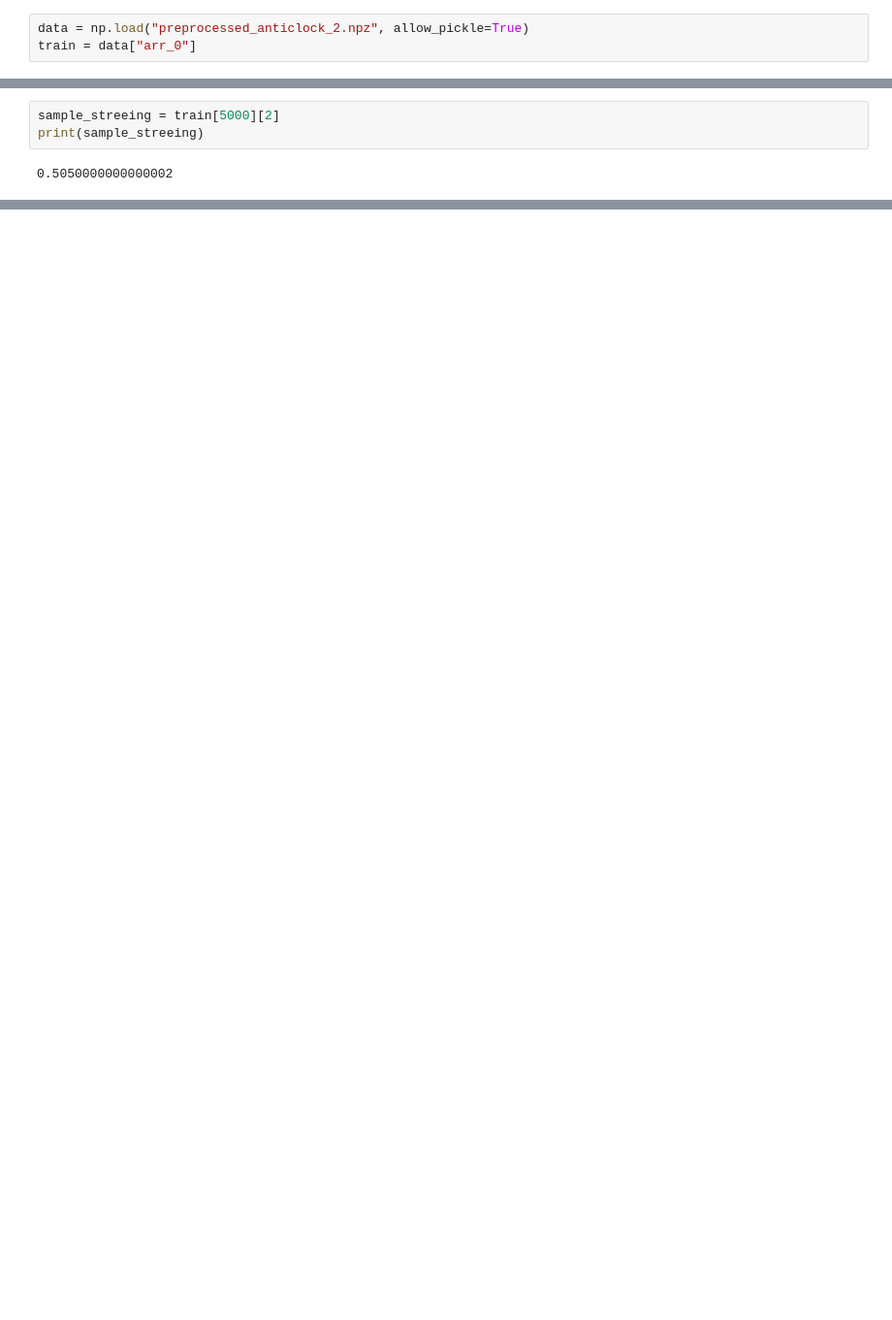
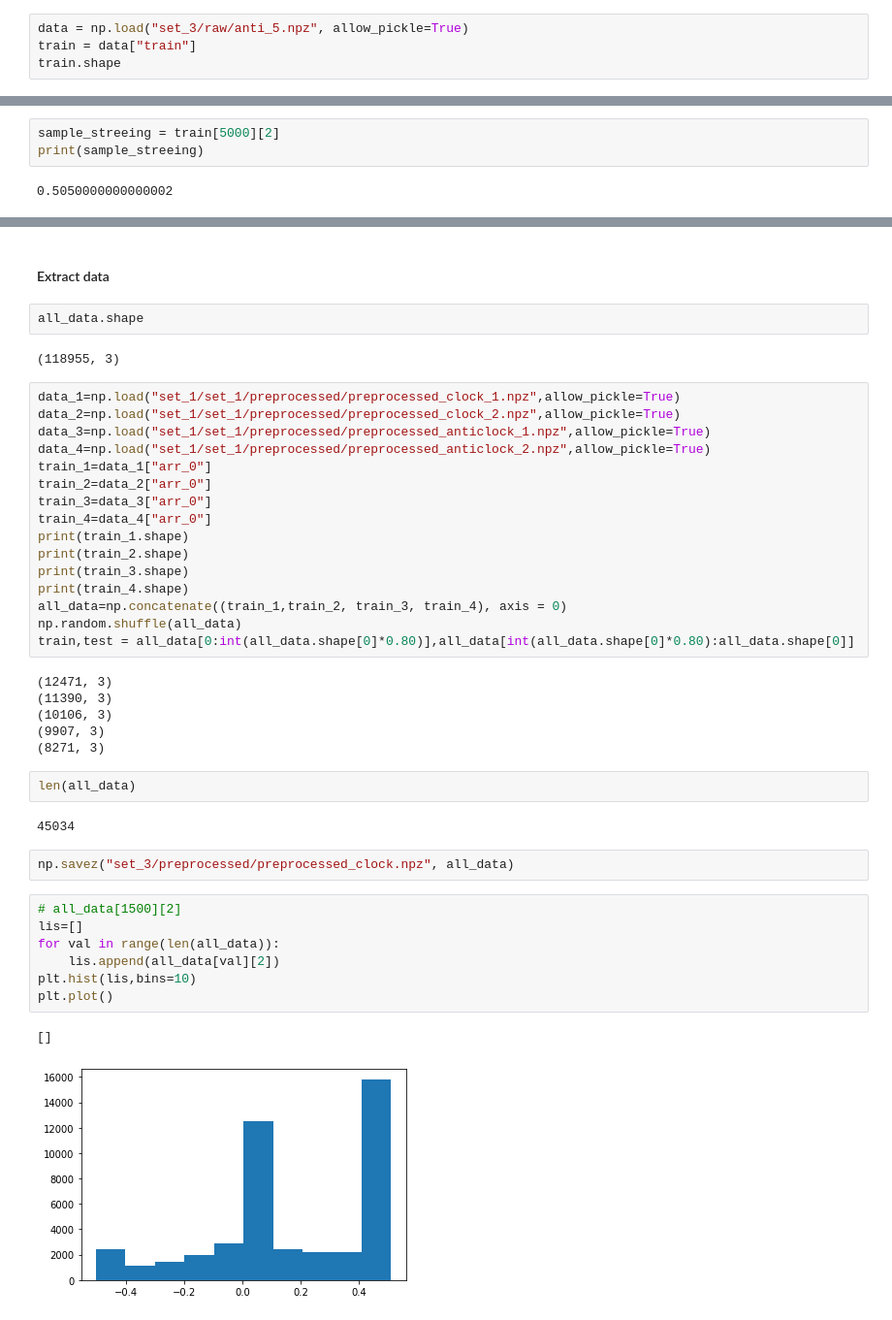
Before and after one commit to rishabh06sharma/Jetracer_DL, a Jupyter notebook: preprocess.ipynb, the cells around one changed output, grey strips where cells are left out. Shown at 97% size. Saved outputs shown, nothing was run; the diff lists cells and outputs as text; blank space fills up the shorter version.

```diff
--- a/preprocess.ipynb
+++ b/preprocess.ipynb
@@ -3,5 +5,6 @@ import numpy as np
 import matplotlib.pyplot as plt
 from skimage import color
 # %%
-data = np.load("preprocessed_anticlock_2.npz", allow_pickle=True)
-train = data["arr_0"]
+data = np.load("set_3/raw/anti_5.npz", allow_pickle=True)
+train = data["train"]
+train.shape
@@ -53,0 +56,44 @@ print(sample_streeing)
+# %% [markdown]
+#### Extract data
+# %%
+all_data.shape
+# %% [output]
+(118955, 3)
+# %%
+data_1=np.load("set_1/set_1/preprocessed/preprocessed_clock_1.npz",allow_pickle=True)
+data_2=np.load("set_1/set_1/preprocessed/preprocessed_clock_2.npz",allow_pickle=True)
+data_3=np.load("set_1/set_1/preprocessed/preprocessed_anticlock_1.npz",allow_pickle=True)
+data_4=np.load("set_1/set_1/preprocessed/preprocessed_anticlock_2.npz",allow_pickle=True)
+train_1=data_1["arr_0"]
+train_2=data_2["arr_0"]
+train_3=data_3["arr_0"]
+train_4=data_4["arr_0"]
+print(train_1.shape)
+print(train_2.shape)
+print(train_3.shape)
+print(train_4.shape)
+all_data=np.concatenate((train_1,train_2, train_3, train_4), axis = 0)
+np.random.shuffle(all_data)
+train,test = all_data[0:int(all_data.shape[0]*0.80)],all_data[int(all_data.shape[0]*0.80):all_data.shape[0]]
+# %% [output]
+(12471, 3)
+(11390, 3)
+(10106, 3)
+(9907, 3)
+(8271, 3)
+# %%
+len(all_data)
+# %% [output]
+45034
+# %%
+np.savez("set_3/preprocessed/preprocessed_clock.npz", all_data)
+# %%
+# all_data[1500][2]
+lis=[]
+for val in range(len(all_data)):
+    lis.append(all_data[val][2])
+plt.hist(lis,bins=10)
+plt.plot()
+# %% [output]
+[]
+[figure, added]
```
Also changed, not shown: parts of 45 cells of this notebook, 8 other files.
